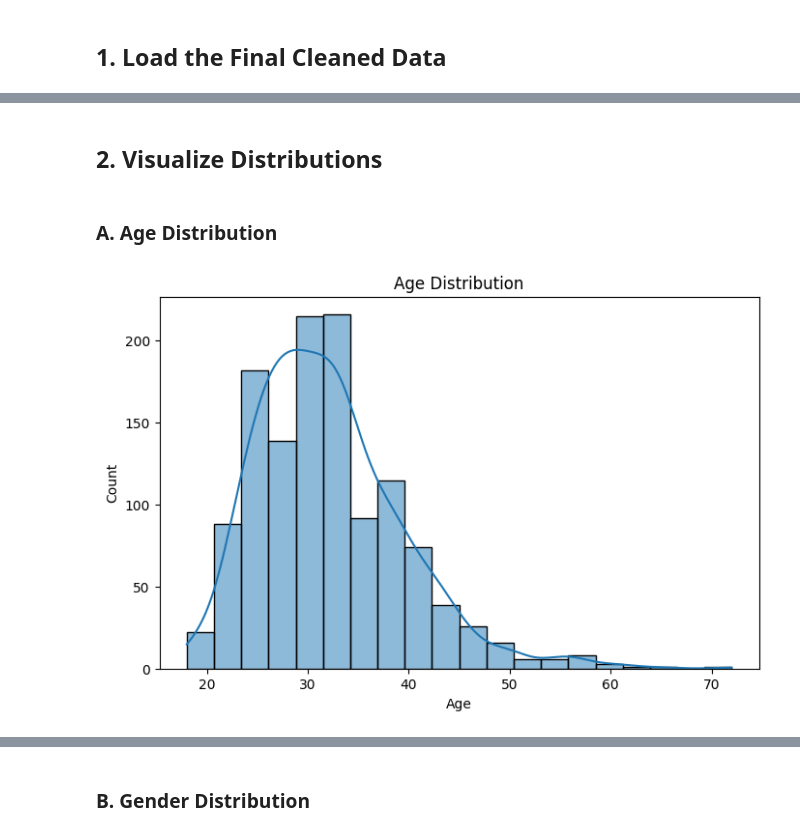
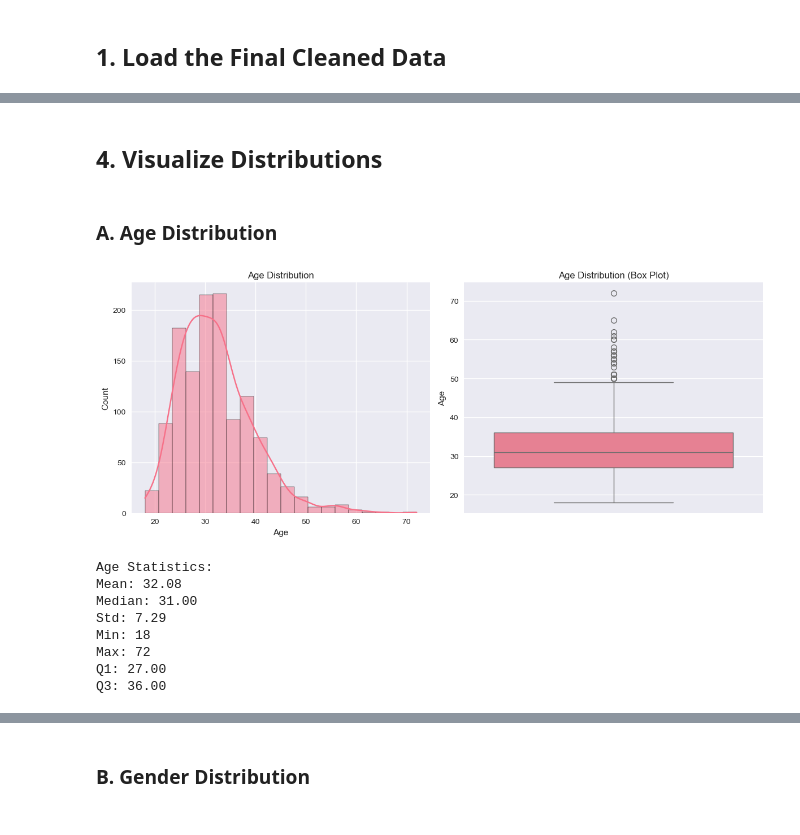
Before and after one commit to Testertesting-create/DSA2040A_DataMining_group1, a Jupyter notebook: DataMining_GroupProject_GroupMembersName/notebooks/2_exploratory_analysis.ipynb, the cells around one changed output, grey strips where cells are left out. Saved outputs shown, nothing was run; the diff lists cells and outputs as text; code cells hidden in the pictures.

```diff
--- a/DataMining_GroupProject_GroupMembersName/notebooks/2_exploratory_analysis.ipynb
+++ b/DataMining_GroupProject_GroupMembersName/notebooks/2_exploratory_analysis.ipynb
@@ -4,8 +8,20 @@
 ## 1. Load the Final Cleaned Data
 # %%
 import pandas as pd
+import numpy as np
 import matplotlib.pyplot as plt
 import seaborn as sns
+from scipy import stats
+import warnings
+warnings.filterwarnings('ignore')
+
+# Set style for better plots
+plt.style.use('seaborn-v0_8')
+sns.set_palette("husl")
 
 # Load the final cleaned dataset
 df = pd.read_csv('../data/transformed/OSMI_Mental_Health_Final.csv')
+
+print(f"Dataset shape: {df.shape}")
+print(f"Columns: {list(df.columns)}")
+df.head()
@@ -12,14 +122,43 @@ df = pd.read_csv('../data/transformed/OSMI_Mental_Health_Final.csv')
 # %% [markdown]
-## 2. Visualize Distributions
+## 4. Visualize Distributions
 # %% [markdown]
 ### A. Age Distribution
-# %%
-plt.figure(figsize=(8, 5))
-sns.histplot(df['Age'], bins=20, kde=True)
-plt.title('Age Distribution')
-plt.xlabel('Age')
-plt.ylabel('Count')
-plt.show()
-# %% [output]
-[figure, removed]
+# %%
+plt.figure(figsize=(12, 5))
+
+# Histogram with KDE
+plt.subplot(1, 2, 1)
+sns.histplot(df['Age'], bins=20, kde=True)
+plt.title('Age Distribution')
+plt.xlabel('Age')
+plt.ylabel('Count')
+
+# Box plot
+plt.subplot(1, 2, 2)
+sns.boxplot(y=df['Age'])
+plt.title('Age Distribution (Box Plot)')
+plt.ylabel('Age')
+
+plt.tight_layout()
+plt.show()
+
+# Age statistics
+print(f"Age Statistics:")
+print(f"Mean: {df['Age'].mean():.2f}")
+print(f"Median: {df['Age'].median():.2f}")
+print(f"Std: {df['Age'].std():.2f}")
+print(f"Min: {df['Age'].min()}")
+print(f"Max: {df['Age'].max()}")
+print(f"Q1: {df['Age'].quantile(0.25):.2f}")
+print(f"Q3: {df['Age'].quantile(0.75):.2f}")
+# %% [output]
+[figure, added]
+Age Statistics:
+Mean: 32.08
+Median: 31.00
+Std: 7.29
+Min: 18
+Max: 72
+Q1: 27.00
+Q3: 36.00
 # %% [markdown]
```
Also changed, not shown: parts of 30 cells of this notebook.
